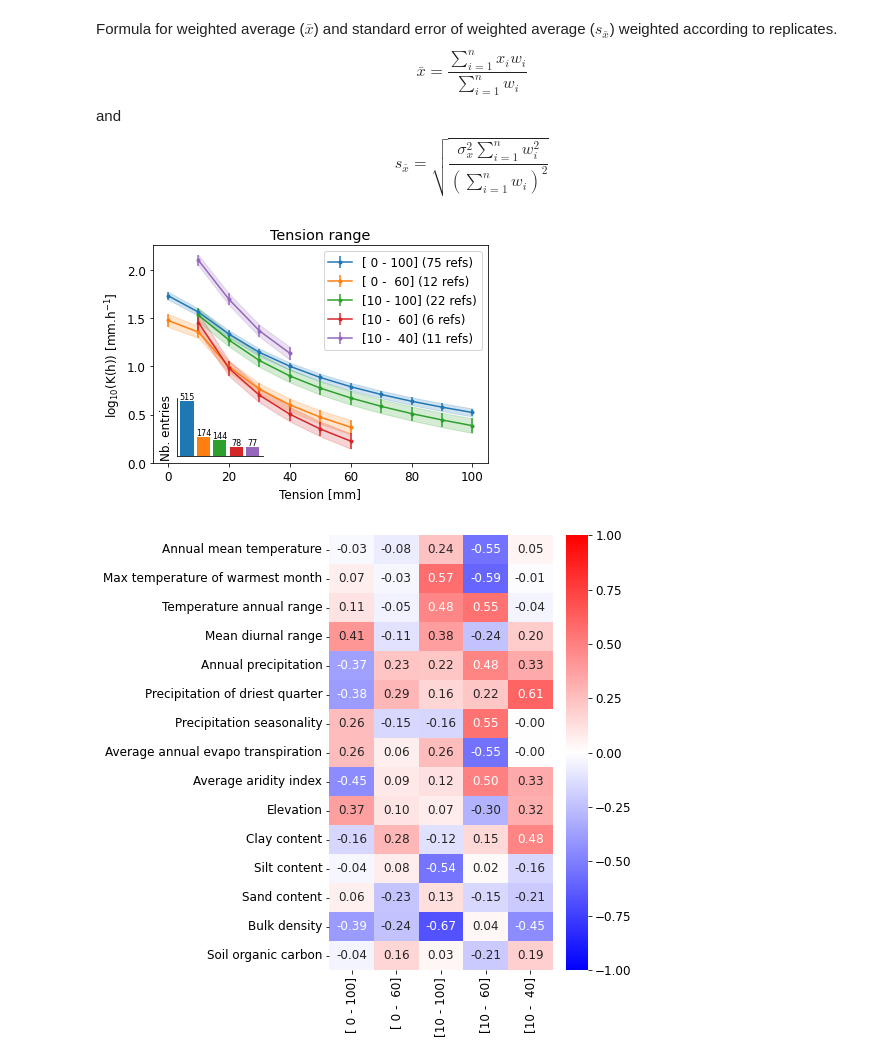
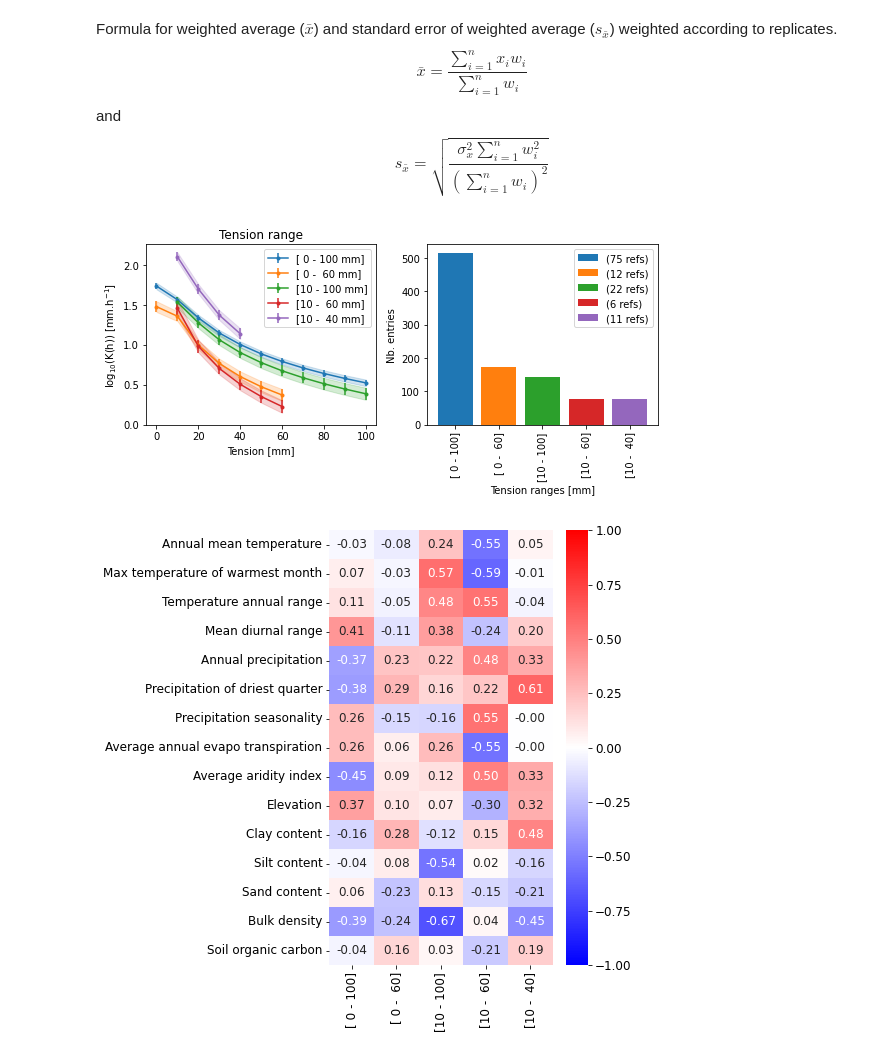
Before and after one commit to climasoma/otim-db, a Jupyter notebook: notebooks/otimdb-eda.ipynb, the cells around one changed output. Drawn from its saved outputs; the diff is of its cells as text; code cells hidden in the pictures.

```diff
--- a/notebooks/otimdb-eda.ipynb
+++ b/notebooks/otimdb-eda.ipynb
@@ -536,31 +537,30 @@ print('{:d} new entries from {:d} new publications after 2012'.format(
 ## Descriptive statistics of features
 # %%
 features = {
-    'LanduseClass': ['Land use'],
     'ClayContent': ['Clay content [kg.kg$^{-1}$]', 0, 1],
     'SiltContent': ['Silt content [kg.kg$^{-1}$]', 0, 1],
     'SandContent': ['Sand content [kg.kg$^{-1}$]', 0, 1],
-    'TillageClass': ['Tillage'],
     'BulkDensity': ['Bulk density [g.cm$^{-3}$]', 0.5, 2.0],
     'SoilOrganicCarbon': ['Soil organic carbon [kg.kg$^{-1}$]', 0, 0.05],
     'AnnualPrecipitation': ['Annual precipitation [mm]', 0, 2000],
-    'CompactionClass': ['Soil compaction'],
     'AnnualMeanTemperature': ['Annual mean temperature [degC]', 0, 30],
     'AverageAridityIndex': ['Average aridity index [-]', 0, 1],
     'PrecipitationSeasonality': ['Precipitation seasonality (CV) [-]', 0, 140],  # coefficient of variation
+    'MeanDiurnalRange': ['Mean diurnal range [degC]', 0, 20],
+    'LanduseClass': ['Land use'],
+    'TillageClass': ['Tillage'],
+    'CompactionClass': ['Soil compaction'],
     'SamplingTimeClass': ['Sampling time'],
-    'MeanDiurnalRange': ['Mean diurnal range [degC]', 0, 20],
-    #'NbOfCropRotation': ['Number of crop rotation'],
+     #'NbOfCropRotation': ['Number of crop rotation'],
     #'ResidueClass': ['Residues'],
     #'GrazingClass': ['Grazing'],
     #'IrrigationClass': ['Irrigation'],
-
 }
 
 fig, axs = plt.subplots(4, 4, figsize=(12, 10))
 axs = axs.flatten()
 for i, key in enumerate(features):
-    ax = axs[i]
+    ax = axs[i+2]
     data = features[key]
     ax.set_title(data[0], fontsize=12)
     if len(data) > 1:
@@ -569,11 +569,12 @@ for i, key in enumerate(features):
         dfm[i2keep][key].replace({'unknown': np.nan,
                           -9999: np.nan,
                           0: np.nan} # for the 0 cover crops
-                        ).dropna().value_counts().plot.barh(ax=ax)
+                        ).dropna().value_counts().plot.bar(ax=ax)
     ax.annotate('(' + letters[i] + ')', (0.8, 0.85), xycoords='axes fraction')
-    if i % 4 == 1:
+    if i % 4 == 2:
         ax.set_ylabel('Freq.')
-[axs[j].remove() for j in range(i+1, len(axs))]
+axs[2].set_ylabel('Freq.')
+[axs[j].remove() for j in range(0, 2)]
 fig.tight_layout()
 fig.savefig(outputdir + 'eda-hist.jpg', dpi=500)
 # %% [output]
@@ -691,45 +692,48 @@ dfmean = dfg.agg(wmean).reset_index()  # weighted
 dfsem = dfg.agg(wsem).reset_index()
 #dfmean = dfg.mean().reset_index() # unweighted
 #dfsem = dfg.sem().reset_index()
 dfcount = dfg.count().reset_index()
 df = pd.merge(dfmean, dfsem, on=gcol, suffixes=('', '_sem'))
 df = pd.merge(df, dfcount, on=gcol, suffixes=('', '_count'))
 cols = ['log_' + a for a in kcols]
 #cols = kcols
 semcols = [a + '_sem' for a in cols]
-fig, ax = plt.subplots()
+
+fig, axs = plt.subplots(1, 2, figsize=(8, 4))
+ax = axs[0]
 for val in labs:
     nref = dfm2.loc[dfm2[gcol] == val, 'ReferenceTag'].unique().shape[0]
     ie = df[gcol] == val
     cax = ax.errorbar(np.arange(0, 11)*10, df[ie][cols].values.flatten(),
                 yerr=df[ie][semcols].values.flatten(),
-                marker='.', label=val + ' ({:d} refs)'.format(nref))
+                marker='.', label=val[:-1] + ' mm]')
     ax.fill_between(np.arange(0, 11)*10,
                    df[ie][cols].values.flatten() - df[ie][semcols].values.flatten(),
                    df[ie][cols].values.flatten() + df[ie][semcols].values.flatten(),
                    alpha=0.2, color=cax.get_children()[0].get_color())
 ax.legend()
 #ax.set_yscale('log')
 ax.set_title('Tension range')
 ax.set_ylim([0, None])
 ax.set_xlabel('Tension [mm]')
 ax.set_ylabel('log$_{10}$(K(h)) [mm.h$^{-1}$]')
-axh = fig.add_axes([0.18, 0.15, 0.2, 0.2])
+#axh = fig.add_axes([0.18, 0.15, 0.2, 0.2])
+axh = axs[1]
 for i, c in enumerate(labs):
     sc = dfm2[gcol].eq(c).sum()
-    axh.bar(i, sc)
-    axh.text(i, sc, '{:d}'.format(sc), ha='center', va='bottom', fontsize=8)
+    nref = dfm2.loc[dfm2[gcol] == c, 'ReferenceTag'].unique().shape[0]
+    axh.bar(i, sc, label='({:d} refs)'.format(nref))
+    #axh.text(i, sc, '{:d}'.format(sc), ha='center', va='bottom', fontsize=8)
 axh.grid(False)
-axh.spines['top'].set_visible(False)
-axh.spines['right'].set_visible(False)
-axh.set_yticks([])
-axh.set_xticks([])
 axh.set_ylabel('Nb. entries')
-axh.patch.set_alpha(0)  # transparent background
-
+axh.set_xlabel('Tension ranges [mm]')
+axh.set_xticks(np.arange(len(labs)))
+axh.set_xticklabels(labs, rotation=90)
+axh.legend()
+fig.tight_layout()
 fig.savefig(outputdir + 'k-' + gcol + '.jpg', dpi=300)
 # %% [output]
-[figure, old version]
+[figure, new version]
 # %%
 # are these differences correlated with other factors such as aridity index or others?
 # not weighted correlated
```
Also changed, not shown: parts of 8 cells of this notebook, 9 other files.
